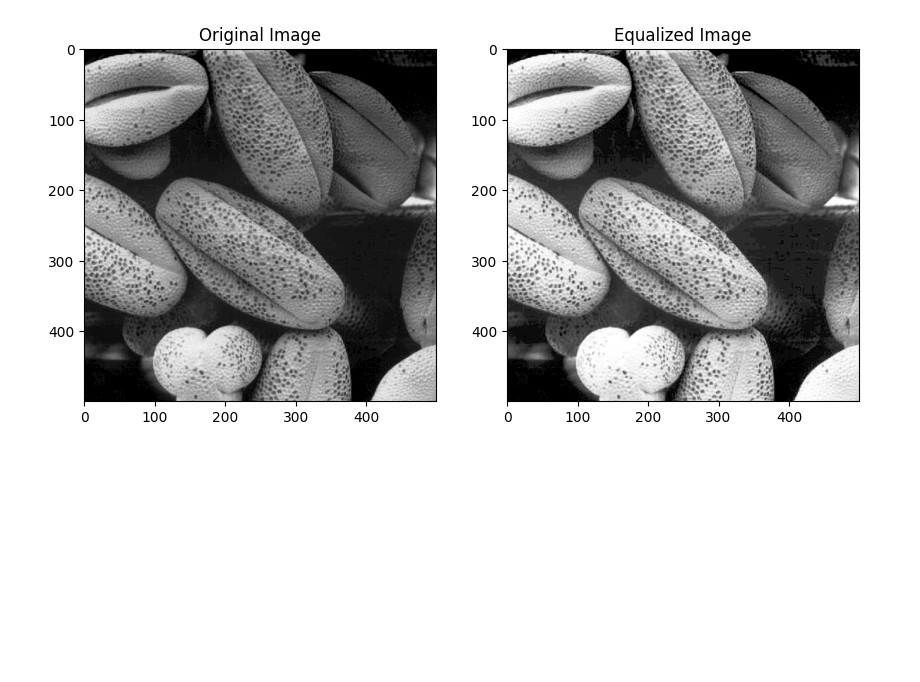
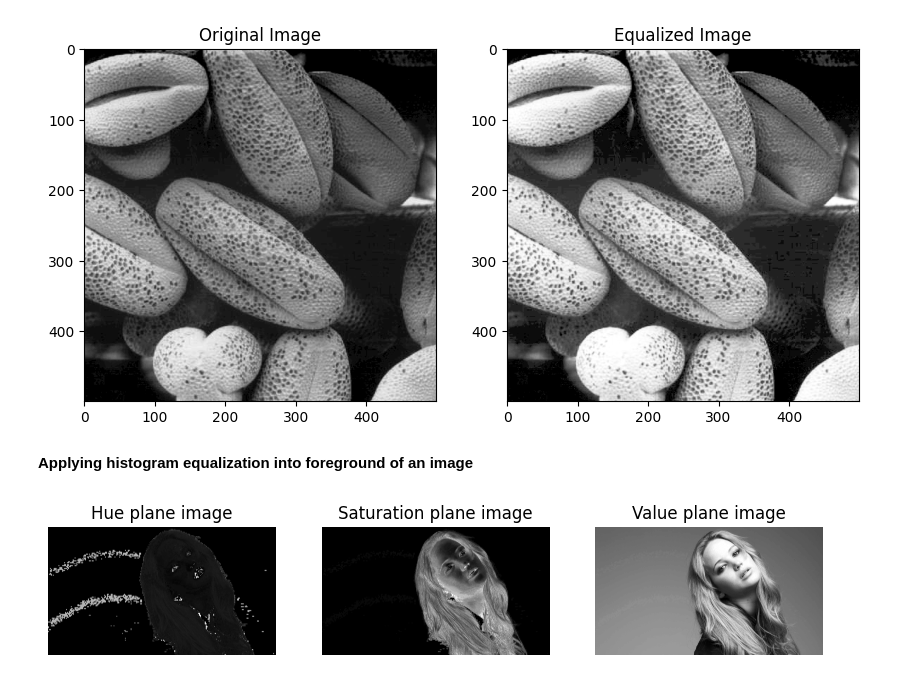
Before and after one commit to NavinduTharupathi/-Intensity-Transformations-and-Neighborhood-Filtering, a Jupyter notebook: notebook.ipynb, the cells around one changed output. Drawn from its saved outputs; the diff is of its cells as text; code cells hidden in the pictures; blank space fills up the shorter version.

```diff
--- a/notebook.ipynb
+++ b/notebook.ipynb
@@ -348,3 +348,34 @@ plt.imshow(equalized_image, cmap='gray')
 plt.show()
 # %% [output]
 [figure]
+# %% [markdown]
+**Applying histogram equalization into foreground of an image**
+# %%
+import cv2 as cv
+
+# Read the image
+image = cv.imread('D:\semester 5\Intensity transformation and neighbourhood filtering\\a1images\\a1images\jeniffer.jpg' )
+hsv_image = cv.cvtColor(image, cv.COLOR_BGR2HSV)
+
+# Split the HSV image into individual channels
+hue_plane, saturation_plane, value_plane = cv2.split(hsv_image)
+
+fig, ax = plt.subplots(1, 3, figsize=(10, 5))
+
+#Hue plane image
+ax[0].imshow(hue_plane ,cmap='gray')
+ax[0].set_title('Hue plane image')
+ax[0].axis('off')
+
+#Saturation plane image
+ax[1].imshow(saturation_plane ,cmap='gray')
+ax[1].set_title('Saturation plane image')
+ax[1].axis('off')
+
+#Value plane image
+ax[2].imshow(value_plane ,cmap='gray')
+ax[2].set_title('Value plane image')
+ax[2].axis('off')
+plt.show()
+# %% [output]
+[figure, added]
```
Also changed, not shown: parts of 5 cells of this notebook.
